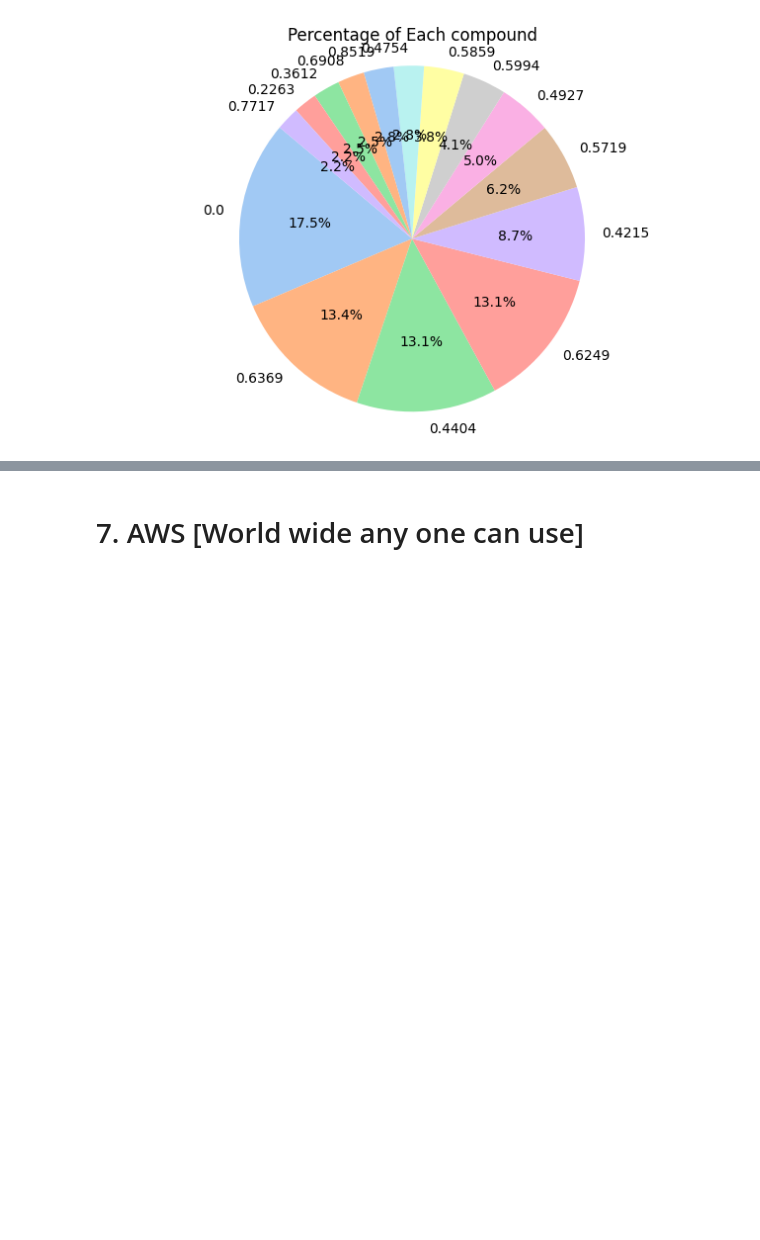
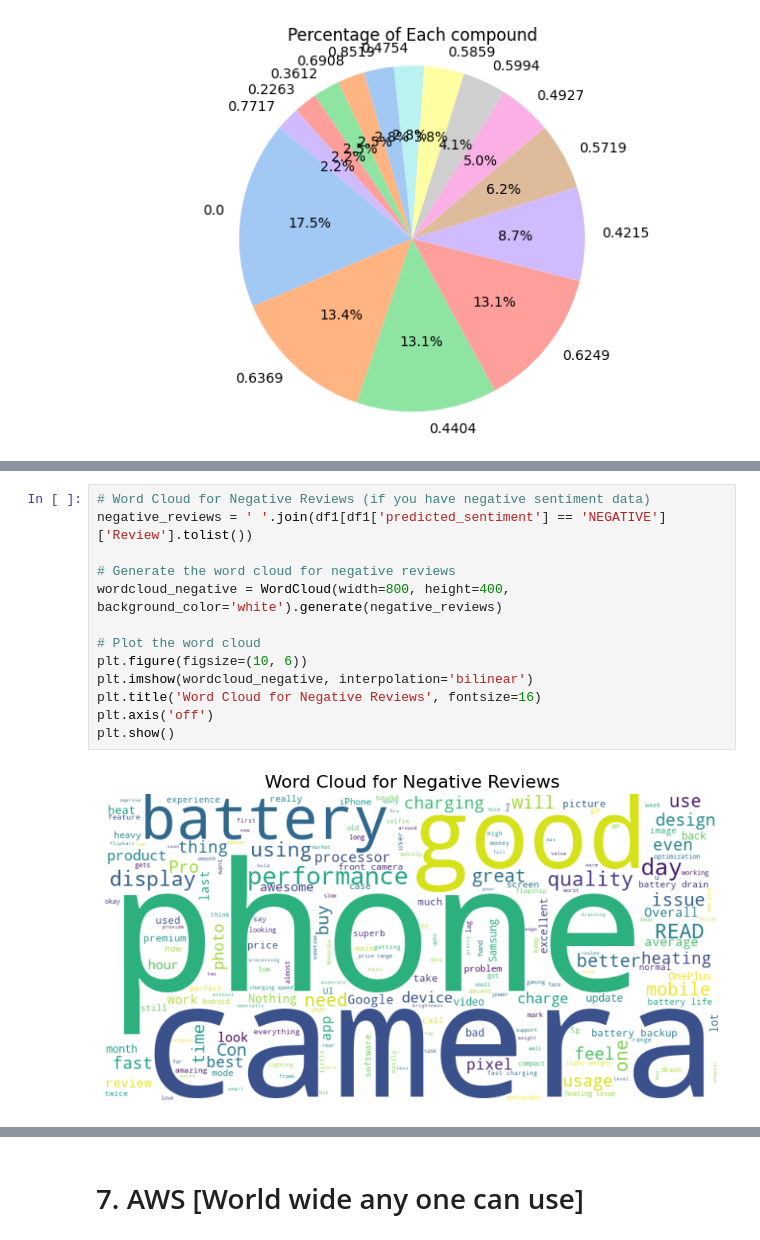
Before and after one commit to AravindhKumarA9/Flipkart_recommendation_using_mobile_review_LLM, a Jupyter notebook: Flipkart_Project.ipynb, the cells around one changed output, grey strips where cells are left out. Drawn from its saved outputs; the diff is of its cells as text; blank space fills up the shorter version.

```diff
--- a/Flipkart_Project.ipynb
+++ b/Flipkart_Project.ipynb
@@ -1252,0 +1370,15 @@ plt.show()
+# %%
+# Word Cloud for Negative Reviews (if you have negative sentiment data)
+negative_reviews = ' '.join(df1[df1['predicted_sentiment'] == 'NEGATIVE']['Review'].tolist())
+
+# Generate the word cloud for negative reviews
+wordcloud_negative = WordCloud(width=800, height=400, background_color='white').generate(negative_reviews)
+
+# Plot the word cloud
+plt.figure(figsize=(10, 6))
+plt.imshow(wordcloud_negative, interpolation='bilinear')
+plt.title('Word Cloud for Negative Reviews', fontsize=16)
+plt.axis('off')
+plt.show()
+# %% [output]
+[figure, added]
```
Also changed, not shown: parts of 42 cells of this notebook, 6 other files.
